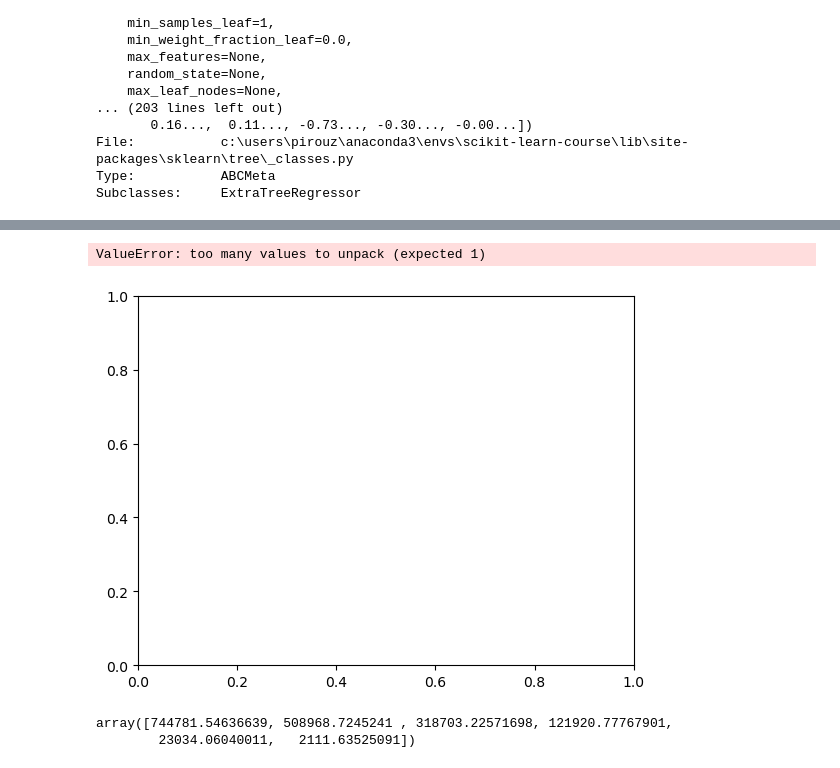
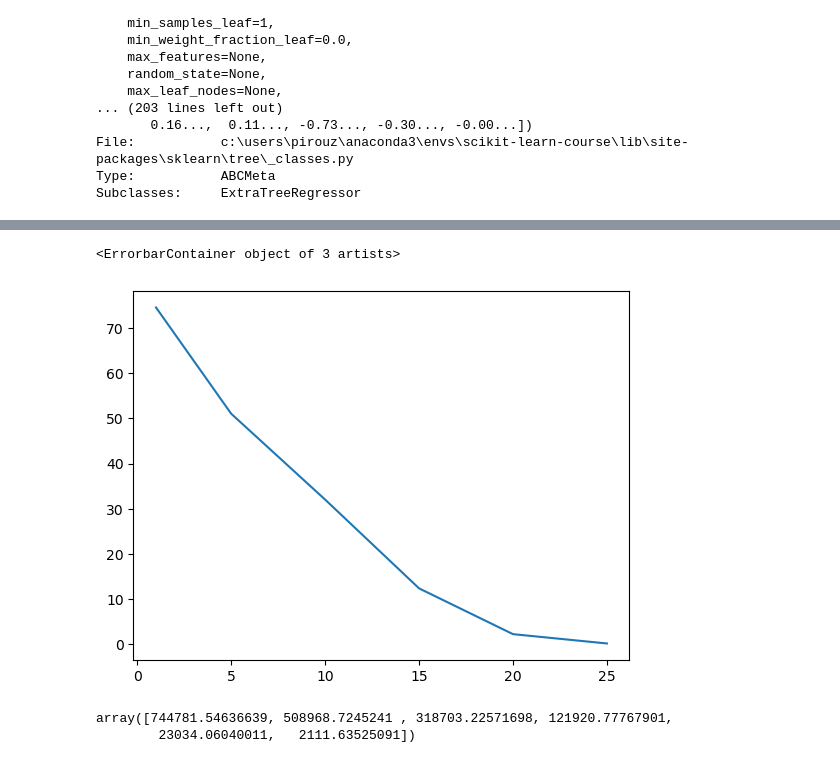
Before and after one commit to Pirouz-Nourian/scikit-learn-mooc, a Jupyter notebook: lesson/lesson3_under_over_fitting.ipynb, the cells around one changed output, grey strips where cells are left out. Drawn from its saved outputs; the diff is of its cells as text; code cells hidden in the pictures.

Commit message:
finished the validation curve example

```diff
--- a/lesson/lesson3_under_over_fitting.ipynb
+++ b/lesson/lesson3_under_over_fitting.ipynb
@@ -168,8 +168,8 @@ array([[742074.9971125 , 745532.90966302, 742100.01962794,
 # %%
-plt.errorbar(max_depth,train_errors)
+plt.errorbar(max_depth,train_errors.mean(axis=1))
 # %% [output]
-ValueError: too many values to unpack (expected 1)
+<ErrorbarContainer object of 3 artists>
-[figure, old version]
+[figure, new version]
 # %%
 train_errors.mean(axis=1)
 # %% [output]
```
Also changed, not shown: parts of 6 cells of this notebook.
